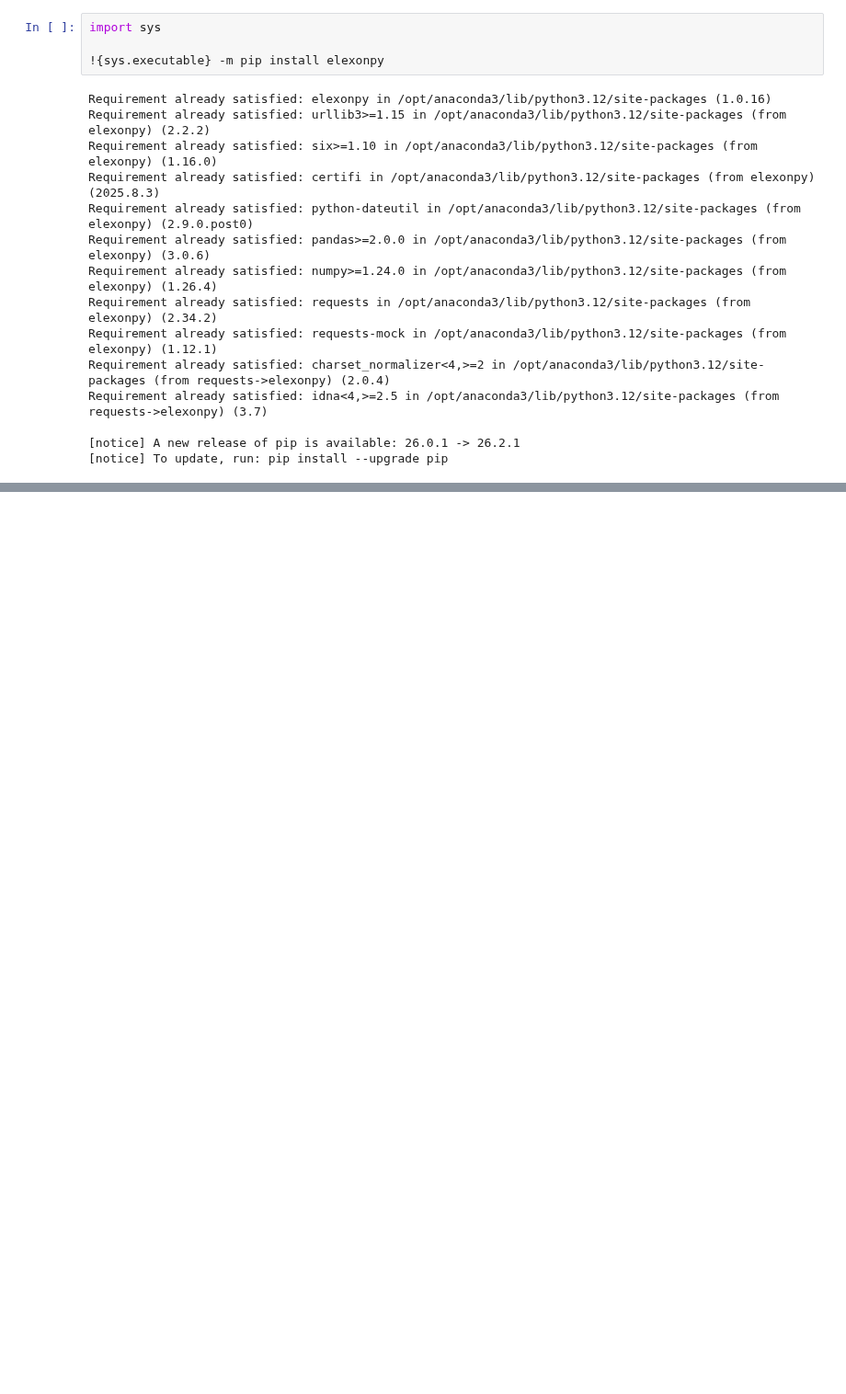
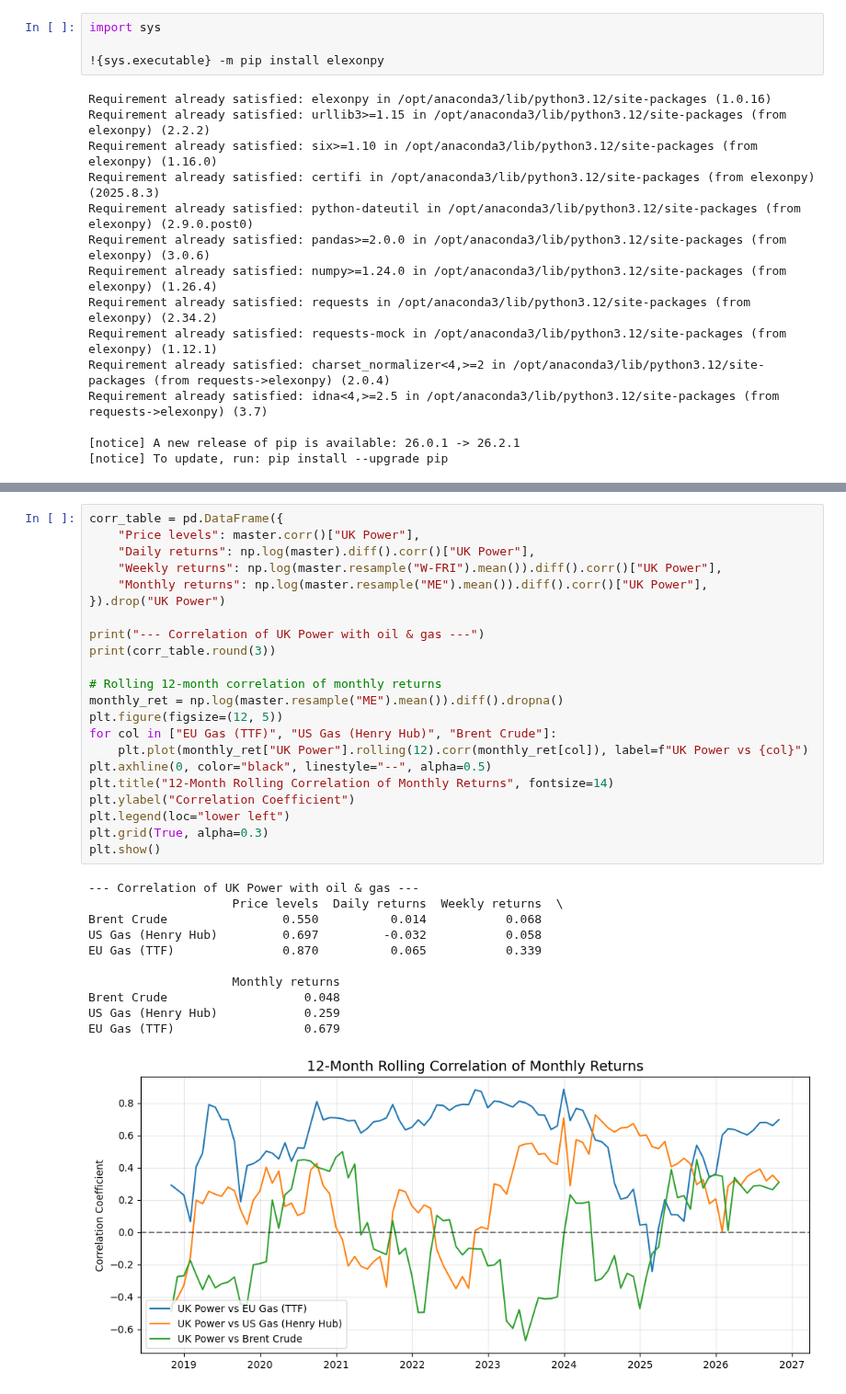
Before and after one commit to ottoittikorn/Projects, a Jupyter notebook: Commodities.ipynb, the cells around one changed output, grey strips where cells are left out. Shown at 92% size. Drawn from its saved outputs; the diff is of its cells as text; blank space fills up the shorter version.

```diff
--- a/Commodities.ipynb
+++ b/Commodities.ipynb
@@ -353,0 +260,34 @@ IndexError: single positional indexer is out-of-bounds
+# %%
+corr_table = pd.DataFrame({
+    "Price levels": master.corr()["UK Power"],
+    "Daily returns": np.log(master).diff().corr()["UK Power"],
+    "Weekly returns": np.log(master.resample("W-FRI").mean()).diff().corr()["UK Power"],
+    "Monthly returns": np.log(master.resample("ME").mean()).diff().corr()["UK Power"],
+}).drop("UK Power")
+
+print("--- Correlation of UK Power with oil & gas ---")
+print(corr_table.round(3))
+
+# Rolling 12-month correlation of monthly returns
+monthly_ret = np.log(master.resample("ME").mean()).diff().dropna()
+plt.figure(figsize=(12, 5))
+for col in ["EU Gas (TTF)", "US Gas (Henry Hub)", "Brent Crude"]:
+    plt.plot(monthly_ret["UK Power"].rolling(12).corr(monthly_ret[col]), label=f"UK Power vs {col}")
+plt.axhline(0, color="black", linestyle="--", alpha=0.5)
+plt.title("12-Month Rolling Correlation of Monthly Returns", fontsize=14)
+plt.ylabel("Correlation Coefficient")
+plt.legend(loc="lower left")
+plt.grid(True, alpha=0.3)
+plt.show()
+# %% [output]
+--- Correlation of UK Power with oil & gas ---
+                    Price levels  Daily returns  Weekly returns  \
+Brent Crude                0.550          0.014           0.068
+US Gas (Henry Hub)         0.697         -0.032           0.058
+EU Gas (TTF)               0.870          0.065           0.339
+
+                    Monthly returns
+Brent Crude                   0.048
+US Gas (Henry Hub)            0.259
+EU Gas (TTF)                  0.679
+[figure, added]
```
Also changed, not shown: parts of 11 cells of this notebook, 1 other file.
